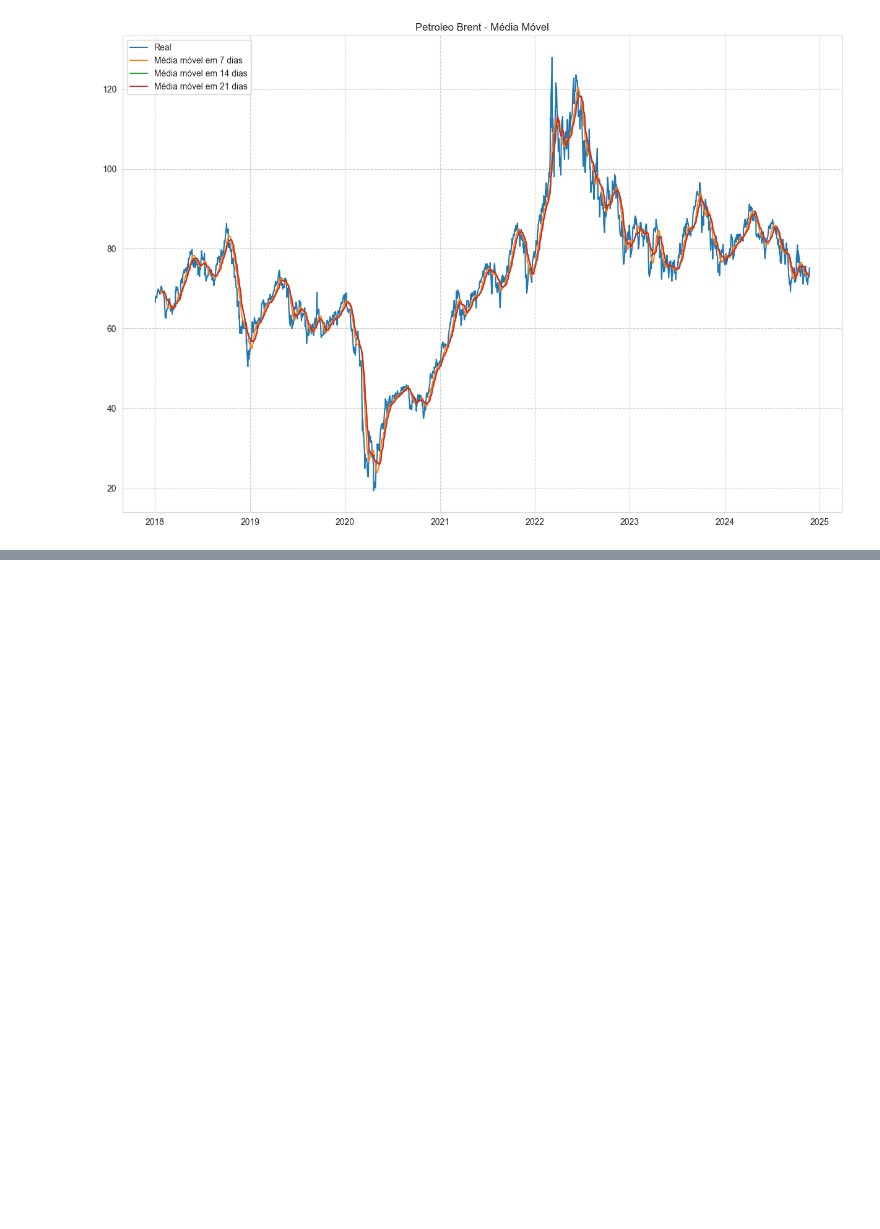
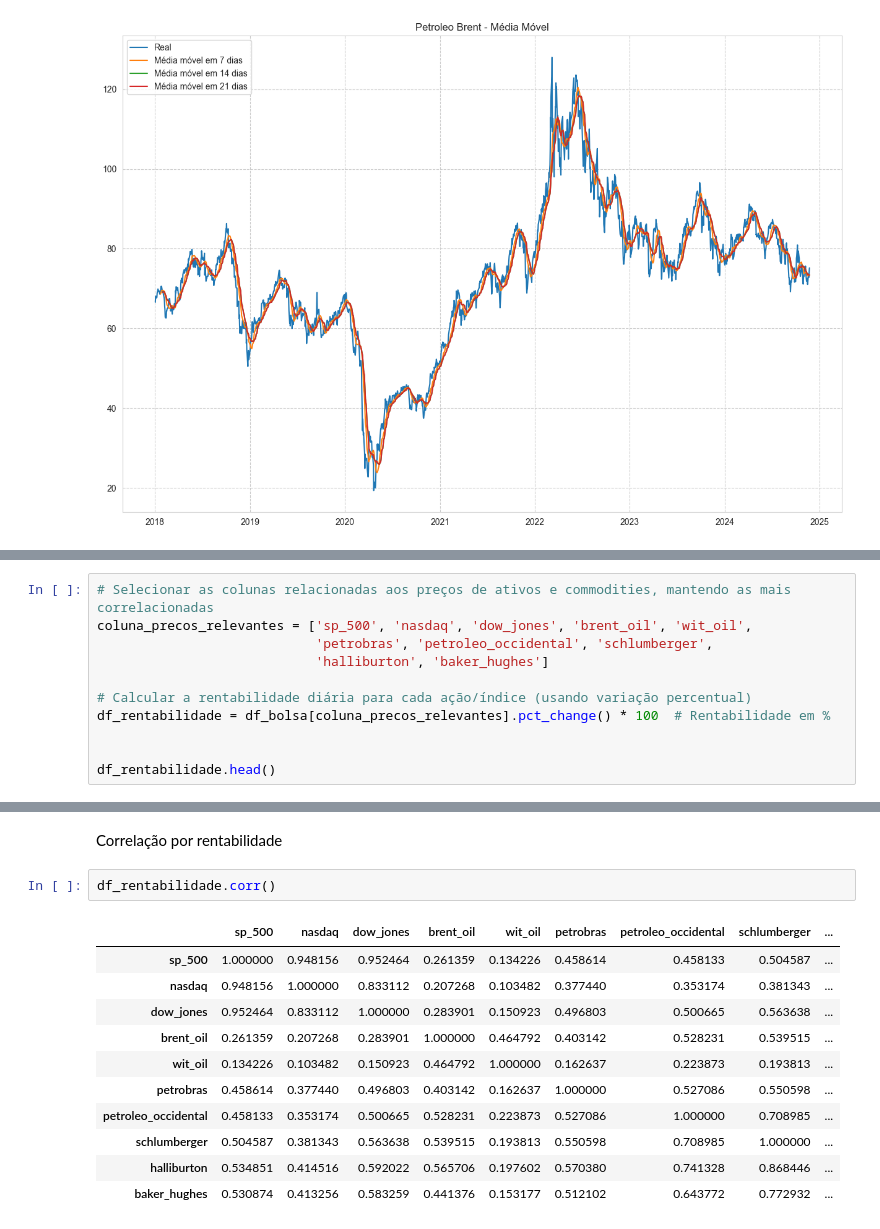
Before and after one commit to gleicessouza/projeto-petroleo-brent, a Jupyter notebook: notebooks/prevendo_os_valores.ipynb, the cells around one changed output, grey strips where cells are left out. Drawn from its saved outputs; the diff is of its cells as text; blank space fills up the shorter version.

```diff
--- a/notebooks/prevendo_os_valores.ipynb
+++ b/notebooks/prevendo_os_valores.ipynb
@@ -519,0 +575,11 @@ plt.show()
+# %%
+# Selecionar as colunas relacionadas aos preços de ativos e commodities, mantendo as mais correlacionadas
+coluna_precos_relevantes = ['sp_500', 'nasdaq', 'dow_jones', 'brent_oil', 'wit_oil',
+                            'petrobras', 'petroleo_occidental', 'schlumberger',
+                            'halliburton', 'baker_hughes']
+
+# Calcular a rentabilidade diária para cada ação/índice (usando variação percentual)
+df_rentabilidade = df_bolsa[coluna_precos_relevantes].pct_change() * 100  # Rentabilidade em %
+
+
+df_rentabilidade.head()
@@ -519,0 +593,16 @@ plt.show()
+# %% [markdown]
+Correlação por rentabilidade
+# %%
+df_rentabilidade.corr()
+# %% [output]
+|  | sp_500 | nasdaq | dow_jones | brent_oil | wit_oil | petrobras | petroleo_occidental | schlumberger | ... |
+| sp_500 | 1.000000 | 0.948156 | 0.952464 | 0.261359 | 0.134226 | 0.458614 | 0.458133 | 0.504587 | ... |
+| nasdaq | 0.948156 | 1.000000 | 0.833112 | 0.207268 | 0.103482 | 0.377440 | 0.353174 | 0.381343 | ... |
+| dow_jones | 0.952464 | 0.833112 | 1.000000 | 0.283901 | 0.150923 | 0.496803 | 0.500665 | 0.563638 | ... |
+| brent_oil | 0.261359 | 0.207268 | 0.283901 | 1.000000 | 0.464792 | 0.403142 | 0.528231 | 0.539515 | ... |
+| wit_oil | 0.134226 | 0.103482 | 0.150923 | 0.464792 | 1.000000 | 0.162637 | 0.223873 | 0.193813 | ... |
+| petrobras | 0.458614 | 0.377440 | 0.496803 | 0.403142 | 0.162637 | 1.000000 | 0.527086 | 0.550598 | ... |
+| petroleo_occidental | 0.458133 | 0.353174 | 0.500665 | 0.528231 | 0.223873 | 0.527086 | 1.000000 | 0.708985 | ... |
+| schlumberger | 0.504587 | 0.381343 | 0.563638 | 0.539515 | 0.193813 | 0.550598 | 0.708985 | 1.000000 | ... |
+| halliburton | 0.534851 | 0.414516 | 0.592022 | 0.565706 | 0.197602 | 0.570380 | 0.741328 | 0.868446 | ... |
+| baker_hughes | 0.530874 | 0.413256 | 0.583259 | 0.441376 | 0.153177 | 0.512102 | 0.643772 | 0.772932 | ... |
```
Also changed, not shown: parts of 9 cells of this notebook.
